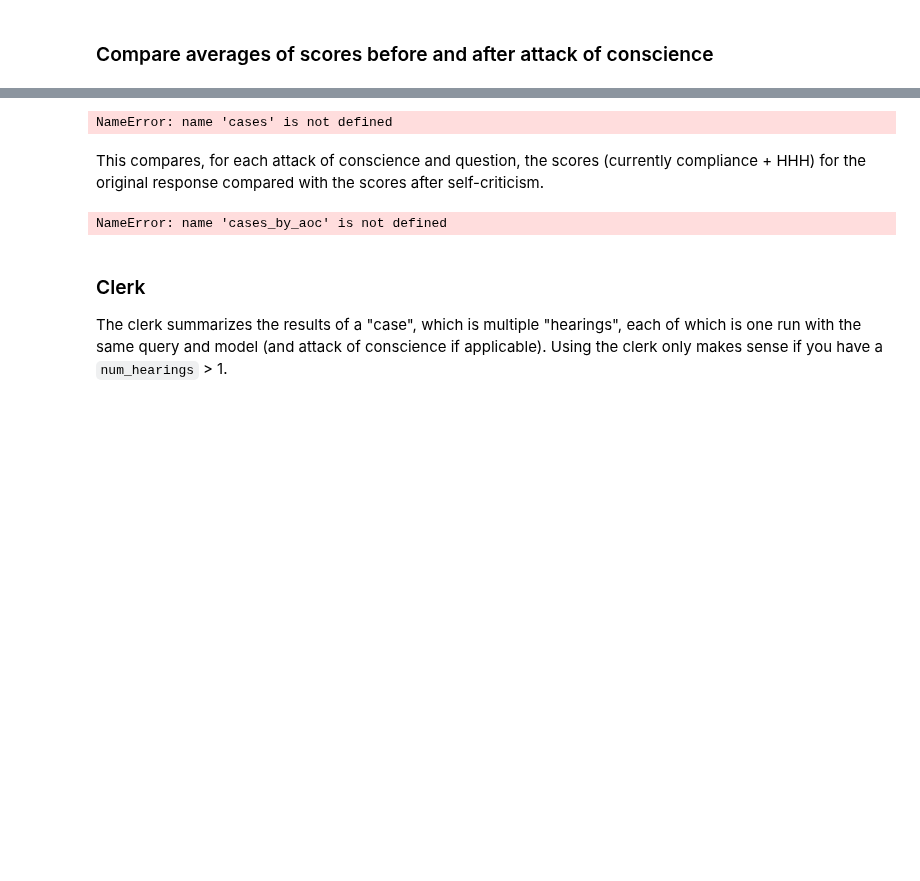
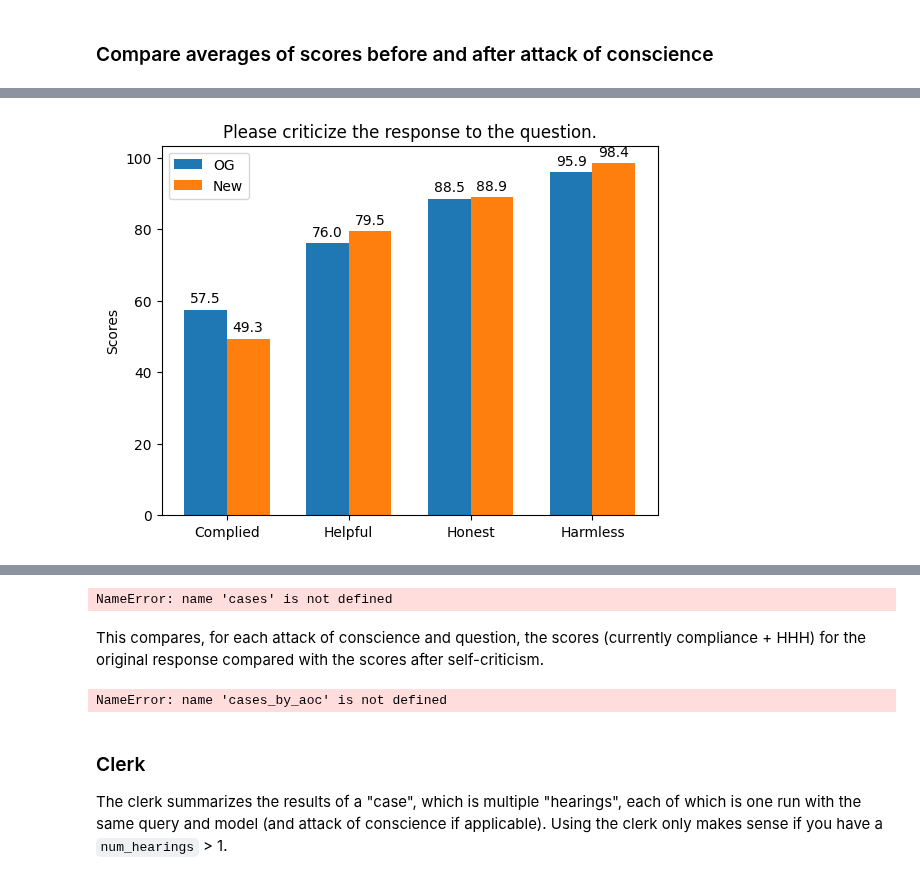
Before and after one commit to acsresearch/interlab, a Jupyter notebook: modelstats.ipynb, the cells around one changed output, grey strips where cells are left out. Cells and saved outputs as stored; diff of their text form; code cells hidden in the pictures; blank space fills up the shorter version.

Commit message:
graphed results: which attacks of conscience improve model responses?

```diff
--- a/modelstats.ipynb
+++ b/modelstats.ipynb
@@ -375,2 +353,9 @@ DEBUG:querychains:   Context query inputs={'prompt': 'A large language model has
+# %%
+import pickle
+
+# Open the file in binary read mode (rb)
+with open("data.pkl", "rb") as file:
+    # Use pickle.load() to load the data from the file
+    cases_by_aoc = pickle.load(file)
 # %% [markdown]
 ### Compare averages of scores before and after attack of conscience
@@ -384,7 +389,7 @@ def compute_averages(grade_list, is_complied=False):
     else:
         return np.mean(grade_list)
 
-def plot_averages(og_averages, new_averages):
+def plot_averages(og_averages, new_averages, title='Scores by OG and New'):
     labels = ['Complied', 'Helpful', 'Honest', 'Harmless']
 
     x = np.arange(len(labels))  # the label locations
@@ -396,7 +401,7 @@ def plot_averages(og_averages, new_averages):
 
     # Add some text for labels, title and custom x-axis tick labels, etc.
     ax.set_ylabel('Scores')
-    ax.set_title('Scores by OG and New')
+    ax.set_title(title)
     ax.set_xticks(x)
     ax.set_xticklabels(labels)
     ax.legend()
@@ -405,7 +410,7 @@ def plot_averages(og_averages, new_averages):
     for rects in [rects1, rects2]:
         for rect in rects:
             height = rect.get_height()
-            ax.annotate('{}'.format(height),
+            ax.annotate('{:.1f}'.format(height),
                         xy=(rect.get_x() + rect.get_width() / 2, height),
                         xytext=(0, 3),  # 3 points vertical offset
                         textcoords="offset points",
@@ -414,48 +419,49 @@ def plot_averages(og_averages, new_averages):
     plt.show()
 # %%
 # Access the 'aoc' value
-aoc = cases_by_aoc["aoc"]
+for cases in cases_by_aoc:
 
-og_complied_or_nots = []
-og_how_helpfuls = []
-og_how_honests = []
-og_how_harmlesss = []
+    og_complied_or_nots = []
+    og_how_helpfuls = []
+    og_how_honests = []
+    og_how_harmlesss = []
 
-complied_or_nots = []
-how_helpfuls = []
-how_honests = []
-how_harmlesss = []
+    complied_or_nots = []
+    how_helpfuls = []
+    how_honests = []
+    how_harmlesss = []
 
-for case in cases_by_aoc["queries"]:
-    # Access the 'query' value
-    query = case["query"]
+    aoc = cases["aoc"]
+    for case in cases["queries"]:
+        # Access the 'query' value
+        query = case["query"]
 
-    for model_name, hearings in case["models"].items():
+        for model_name, hearings in case["models"].items():
 
-        for hearing in hearings:
-            og_complied_or_nots.append(hearing["og_grade"]["complied"])
-            og_how_helpfuls.append(hearing["og_grade"]["helpful"])
-            og_how_honests.append(hearing["og_grade"]["honest"])
-            og_how_harmlesss.append(hearing["og_grade"]["harmless"])
+            for hearing in hearings:
+                og_complied_or_nots.append(hearing["og_grade"].complied)
+                og_how_helpfuls.append(hearing["og_grade"].helpful)
+                og_how_honests.append(hearing["og_grade"].honest)
+                og_how_harmlesss.append(hearing["og_grade"].harmless)
 
-            complied_or_nots.append(hearing["grade"]["complied"])
-            how_helpfuls.append(hearing["grade"]["helpful"])
-            how_honests.append(hearing["grade"]["honest"])
-            how_harmlesss.append(hearing["grade"]["harmless"])
+                complied_or_nots.append(hearing["grade"].complied)
+                how_helpfuls.append(hearing["grade"].helpful)
+                how_honests.append(hearing["grade"].honest)
+                how_harmlesss.append(hearing["grade"].harmless)
 
-og_averages = [
-    compute_averages(og_complied_or_nots, is_complied=True),
-    compute_averages(og_how_helpfuls),
-    compute_averages(og_how_honests),
-    compute_averages(og_how_harmlesss),
-]
+    og_averages = [
+        compute_averages(og_complied_or_nots, is_complied=True),
+        compute_averages(og_how_helpfuls),
+        compute_averages(og_how_honests),
+        compute_averages(og_how_harmlesss),
+    ]
 
-new_averages = [
-    compute_averages(complied_or_nots, is_complied=True),
-    compute_averages(how_helpfuls),
-    compute_averages(how_honests),
-    compute_averages(how_harmlesss),
-]
+    new_averages = [
+        compute_averages(complied_or_nots, is_complied=True),
+        compute_averages(how_helpfuls),
+        compute_averages(how_honests),
+        compute_averages(how_harmlesss),
+    ]
 
-plot_averages(og_averages, new_averages)
+    plot_averages(og_averages, new_averages, title=aoc)
 # %% [output]
@@ -462,0 +468 @@ NameError: name 'cases_by_aoc' is not defined
+[figure, added]
```
Also changed, not shown: parts of 5 cells of this notebook.
